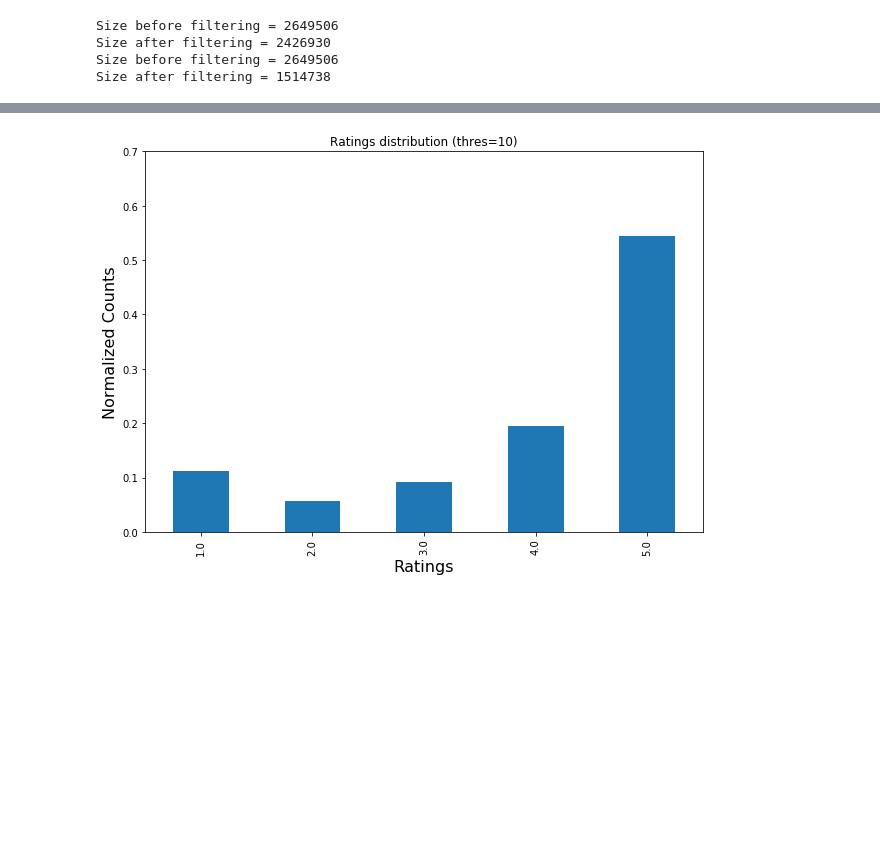
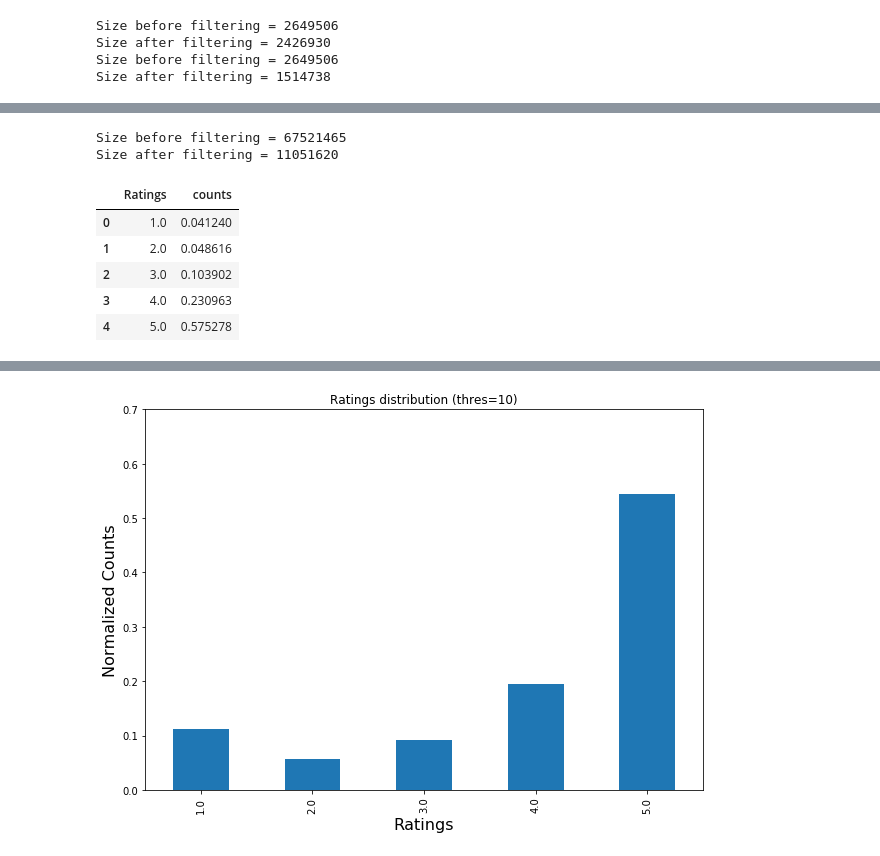
Before and after one commit to ayushbaid/ratings_bias, a Jupyter notebook: Analysis.ipynb, the cells around one changed output, grey strips where cells are left out. Saved outputs shown, nothing was run; the diff lists cells and outputs as text; code cells hidden in the pictures; blank space fills up the shorter version.

```diff
--- a/Analysis.ipynb
+++ b/Analysis.ipynb
@@ -30,0 +60,12 @@ Size after filtering = 1514738
+# %%
+review_dist_10_100 = gen_distribution_filtered_by_user(raw_input, min_review_count=10, max_review_count=100)
+review_dist_10_100.head()
+# %% [output]
+Size before filtering = 67521465
+Size after filtering = 11051620
+|  | Ratings | counts |
+| 0 | 1.0 | 0.041240 |
+| 1 | 2.0 | 0.048616 |
+| 2 | 3.0 | 0.103902 |
+| 3 | 4.0 | 0.230963 |
+| 4 | 5.0 | 0.575278 |
```
Also changed, not shown: parts of 5 cells of this notebook, 7 other files.
